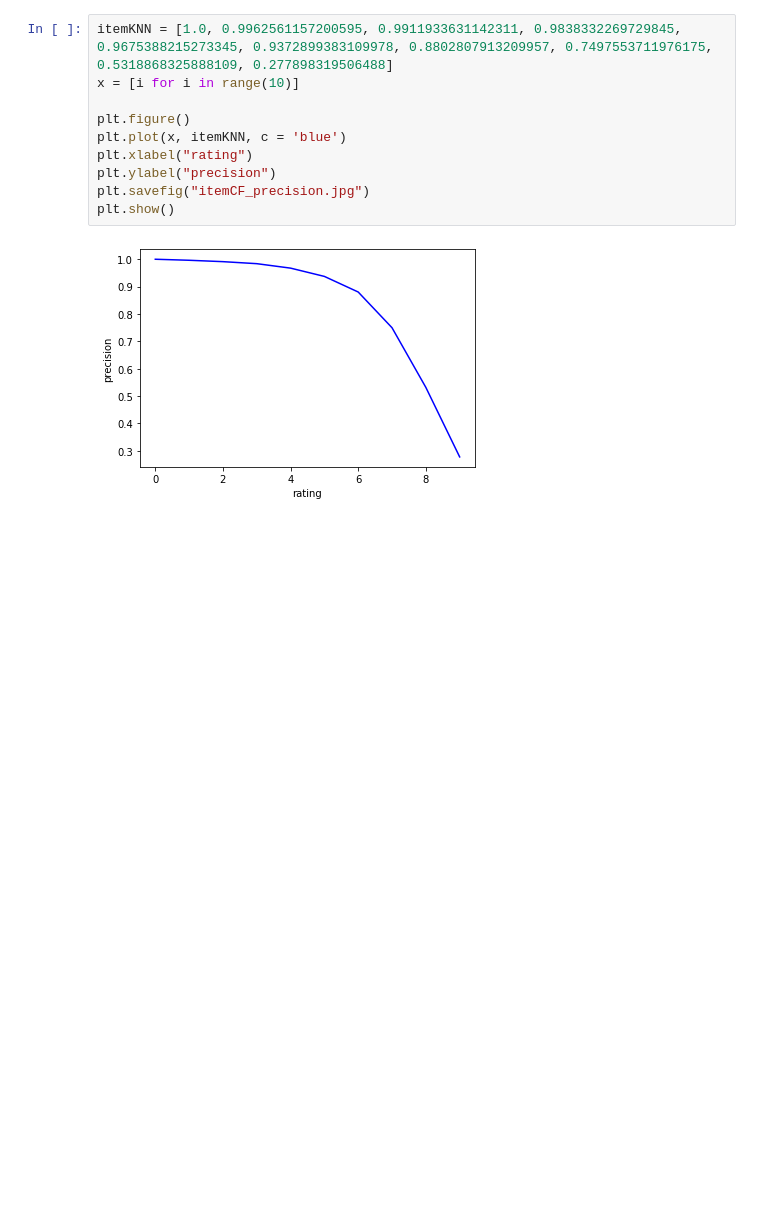
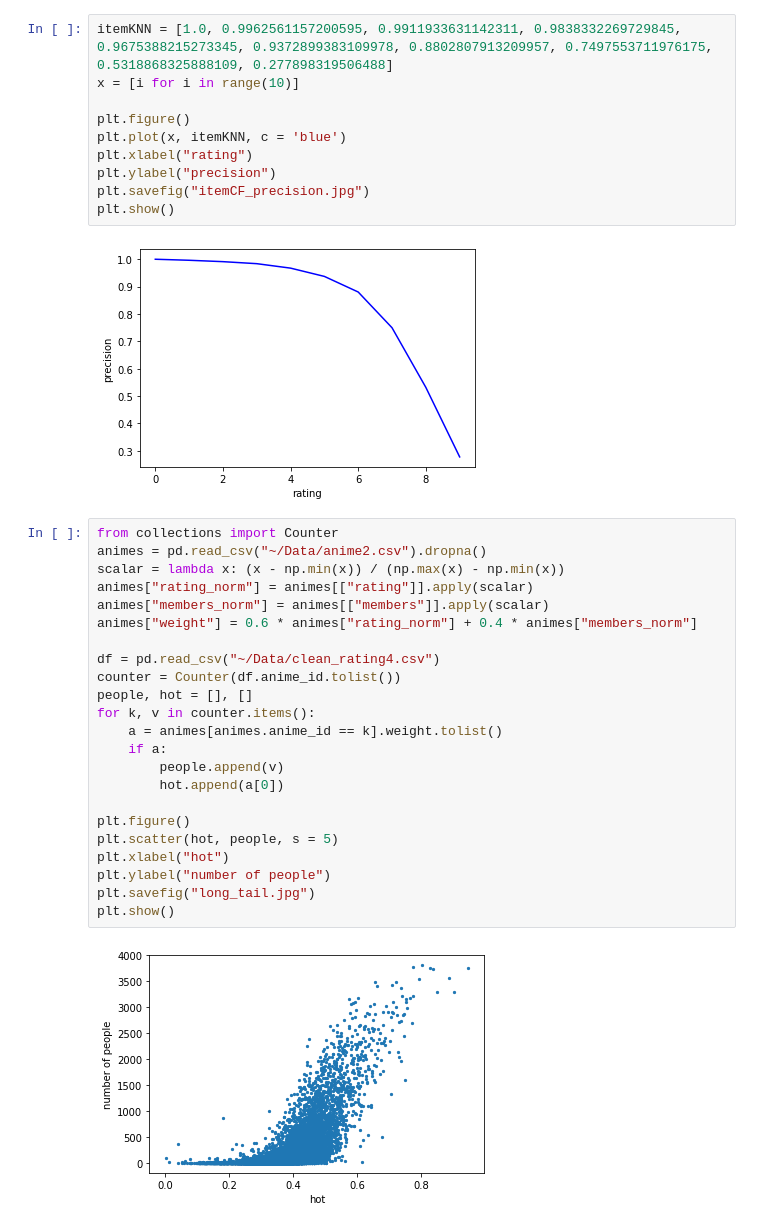
Before and after one commit to DruryXu/SCUthesis, a Jupyter notebook: data_analysis/data_analysis.ipynb, the cells around one changed output. Saved outputs shown, nothing was run; the diff lists cells and outputs as text; blank space fills up the shorter version.

```diff
--- a/data_analysis/data_analysis.ipynb
+++ b/data_analysis/data_analysis.ipynb
@@ -312,3 +313,28 @@ plt.savefig("itemCF_precision.jpg")
 plt.show()
 # %% [output]
 [figure]
+# %%
+from collections import Counter
+animes = pd.read_csv("~/Data/anime2.csv").dropna()
+scalar = lambda x: (x - np.min(x)) / (np.max(x) - np.min(x))
+animes["rating_norm"] = animes[["rating"]].apply(scalar)
+animes["members_norm"] = animes[["members"]].apply(scalar)
+animes["weight"] = 0.6 * animes["rating_norm"] + 0.4 * animes["members_norm"]
+
+df = pd.read_csv("~/Data/clean_rating4.csv")
+counter = Counter(df.anime_id.tolist())
+people, hot = [], []
+for k, v in counter.items():
+    a = animes[animes.anime_id == k].weight.tolist()
+    if a:
+        people.append(v)
+        hot.append(a[0])
+
+plt.figure()
+plt.scatter(hot, people, s = 5)
+plt.xlabel("hot")
+plt.ylabel("number of people")
+plt.savefig("long_tail.jpg")
+plt.show()
+# %% [output]
+[figure, added]
```
Also changed, not shown: parts of 1 cell of this notebook, 12 other files.
